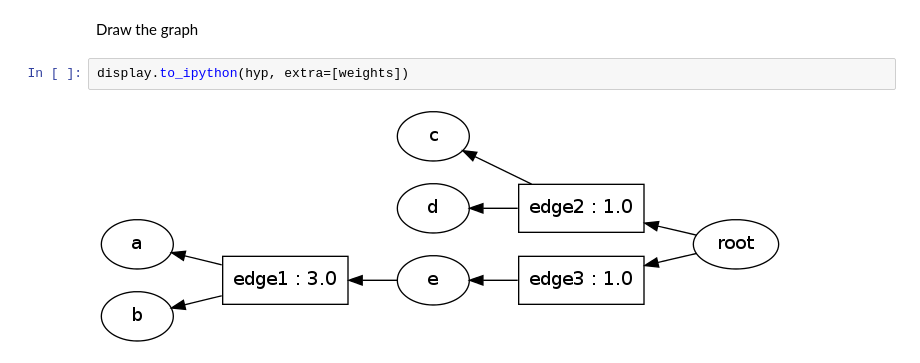
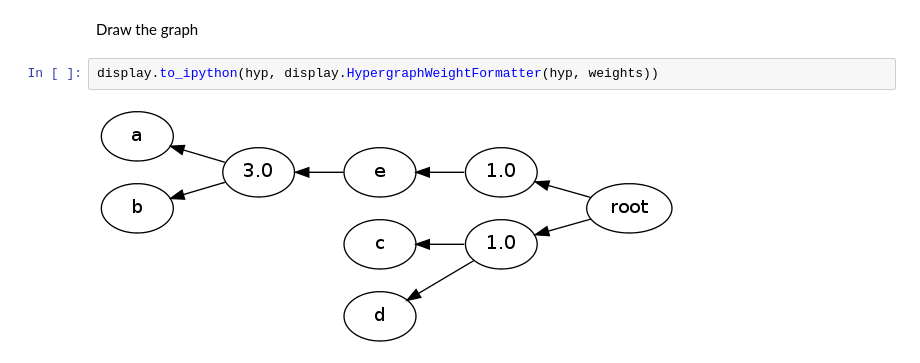
Before and after one commit to srush/PyDecode, a Jupyter notebook: notebooks/hypergraphs.ipynb, the cells around one changed output. Saved outputs shown, nothing was run; the diff lists cells and outputs as text.

```diff
--- a/notebooks/hypergraphs.ipynb
+++ b/notebooks/hypergraphs.ipynb
@@ -19,8 +19,8 @@ weights = ph.Weights(hyp, build_weights)
 # %% [markdown]
 Draw the graph
 # %%
-display.to_ipython(hyp, extra=[weights])
+display.to_ipython(hyp, display.HypergraphWeightFormatter(hyp, weights))
 # %% [output]
-[figure, old version]
+[figure, new version]
 # %%
 path, _ = ph.best_path(hyp, weights)
```
Also changed, not shown: parts of 1 cell of this notebook, 28 other files.
